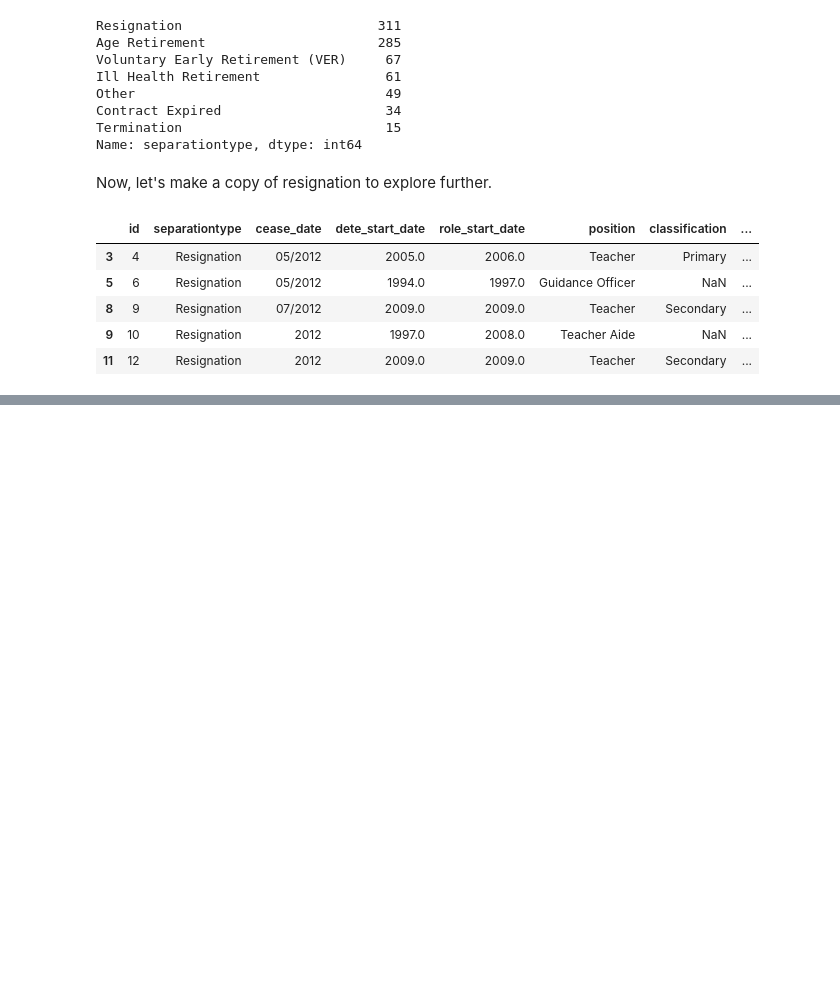
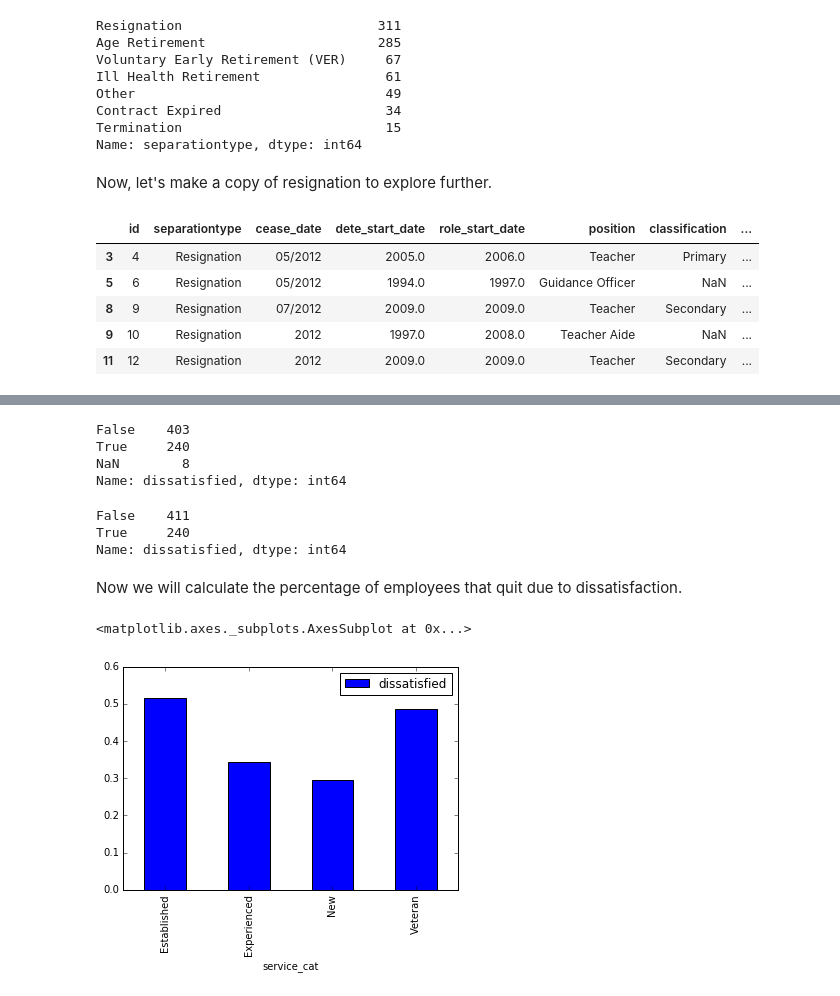
Before and after one commit to Kapinoida/DataQuest, a Jupyter notebook: Clean and Analyze Employee Exit Surveys/Basics.ipynb, the cells around one changed output, grey strips where cells are left out. Saved outputs shown, nothing was run; the diff lists cells and outputs as text; code cells hidden in the pictures; blank space fills up the shorter version.

```diff
--- a/Clean and Analyze Employee Exit Surveys/Basics.ipynb
+++ b/Clean and Analyze Employee Exit Surveys/Basics.ipynb
@@ -359,0 +558,2 @@ tafe_resignations.head()
+# %%
+combined_updated = combined.dropna(thresh=500, axis=1).copy()
@@ -359,0 +591,4 @@ tafe_resignations.head()
+# %%
+combined_updated['institute_service_up'] = combined_updated['institute_service'].astype('str').str.extract(r'(\d+)',expand=False).astype('float')
+
+combined_updated['institute_service_up'].value_counts(dropna=False)
@@ -359,0 +615,16 @@ tafe_resignations.head()
+# %%
+def convert(i):
+    if i >= 11:
+        return 'Veteran'
+    elif 7 <= i < 11:
+        return 'Established'
+    elif 3 <= i < 7:
+        return 'Experienced'
+    elif pd.isnull(i):
+        return np.nan
+    else:
+        return 'New'
+
+combined_updated['service_cat'] = combined_updated['institute_service_up'].apply(convert)
+
+combined_updated['service_cat'].value_counts(dropna=False)
@@ -359,0 +642,24 @@ tafe_resignations.head()
+# %%
+combined_updated['dissatisfied'].value_counts(dropna=False)
+# %% [output]
+False    403
+True     240
+NaN        8
+Name: dissatisfied, dtype: int64
+# %%
+combined_updated['dissatisfied'] = combined_updated['dissatisfied'].fillna(False)
+combined_updated['dissatisfied'].value_counts(dropna=False)
+# %% [output]
+False    411
+True     240
+Name: dissatisfied, dtype: int64
+# %% [markdown]
+Now we will calculate the percentage of employees that quit due to dissatisfaction.
+# %%
+pt_dis = combined_updated.pivot_table(index='service_cat', values='dissatisfied')
+
+%matplotlib inline
+pt_dis.plot(kind='bar')
+# %% [output]
+<matplotlib.axes._subplots.AxesSubplot at 0x...>
+[figure, added]
```
Also changed, not shown: parts of 27 cells of this notebook.
